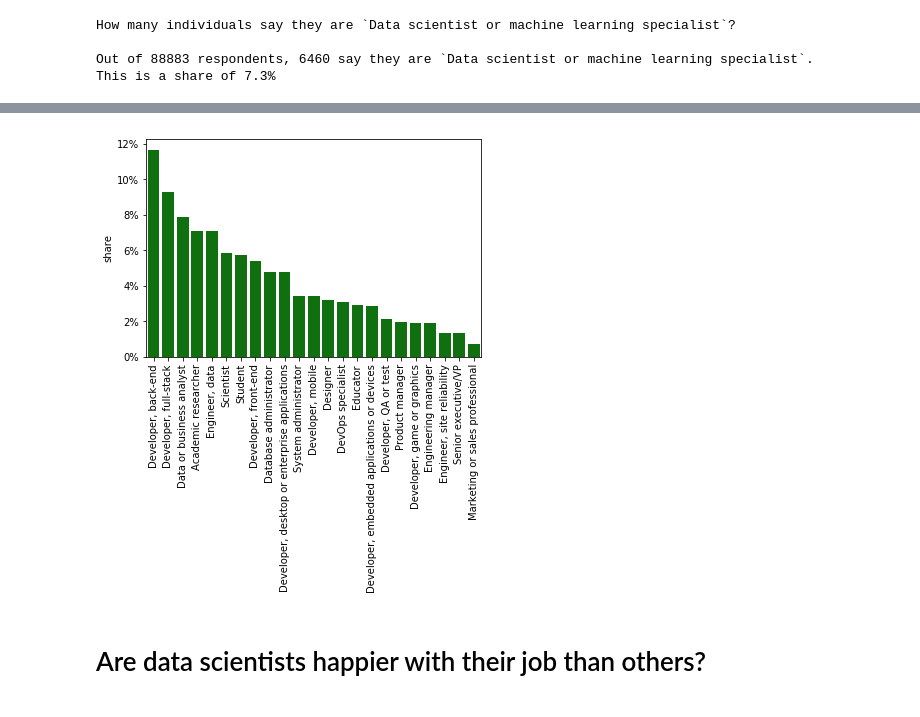
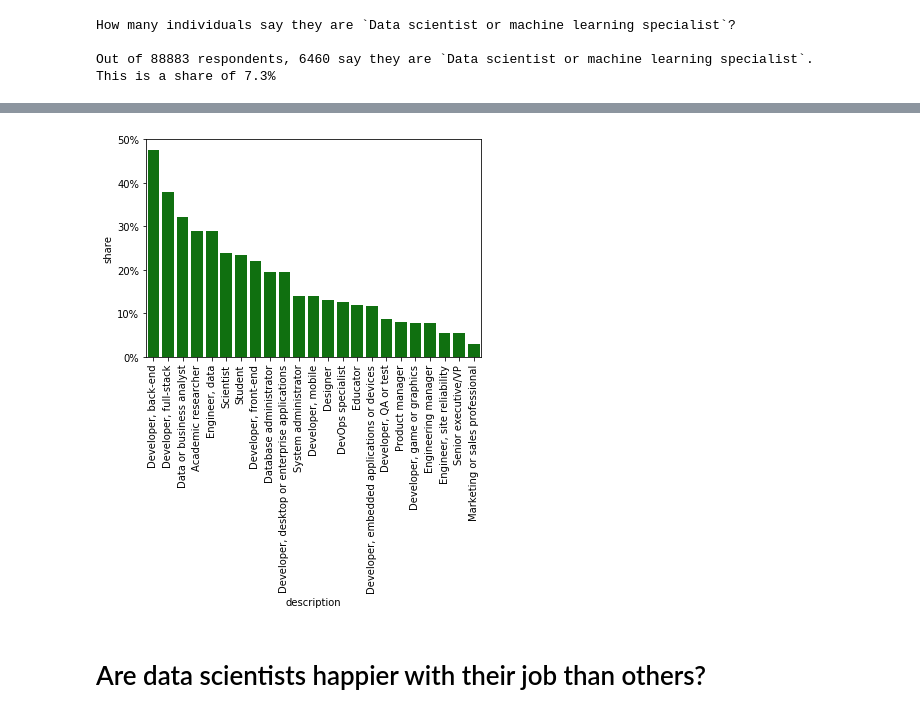
Before and after one commit to StefanTippelt/stack_overflow_developer_survey, a Jupyter notebook: stackoverflow_exploration.ipynb, the cells around one changed output, grey strips where cells are left out. Cells and saved outputs as stored; diff of their text form; code cells hidden in the pictures.

```diff
--- a/stackoverflow_exploration.ipynb
+++ b/stackoverflow_exploration.ipynb
@@ -73,6 +64,3 @@ How many individuals say they are `Data scientist or machine learning specialist
 
 Out of 88883 respondents, 6460 say they are `Data scientist or machine learning specialist`.
 This is a share of 7.3%
-# %%
-ds_df["individual_dev_types"] = ds_df["DevType"].str.split(";")
-ds_df["individual_dev_types"].head()
@@ -97,0 +67,17 @@ other_dev_types.head()
+# %%
+def get_shares(df, col, delimiter=';'):
+  list_col = 'list_' + col
+  df[list_col] = df[col].str.split(delimiter)
+
+  sample_cnt = len(df)
+  tmp_df = df[list_col].apply(pd.Series).stack()
+  share_df = tmp_df.value_counts().to_frame().rename(
+      columns={0: 'cnt'}
+  )
+  share_df["share"] = share_df["cnt"] / sample_cnt
+  share_df["metric"] = col
+  share_df = share_df.reset_index().rename(columns={'index': 'description'})
+  return share_df
+# %%
+other_dev_types = get_shares(df=ds_df, col="DevType", delimiter=';').iloc[1:]
+other_dev_types.head()
@@ -107,9 +109,9 @@ def plot_shares(x, y, color):
   vals = ax.get_yticks()
   ax.set_yticklabels(['{:,.0%}'.format(y_val) for y_val in vals]);
 # %%
-plot_shares(x=other_dev_types.index, y=other_dev_types["share"], color='g')
+plot_shares(x=other_dev_types['description'], y=other_dev_types["share"], color='g')
 # %% [output]
-[figure, old version]
+[figure, new version]
 # %% [markdown]
 # Are data scientists happier with their job than others?
 # %%
```
Also changed, not shown: parts of 27 cells of this notebook.
